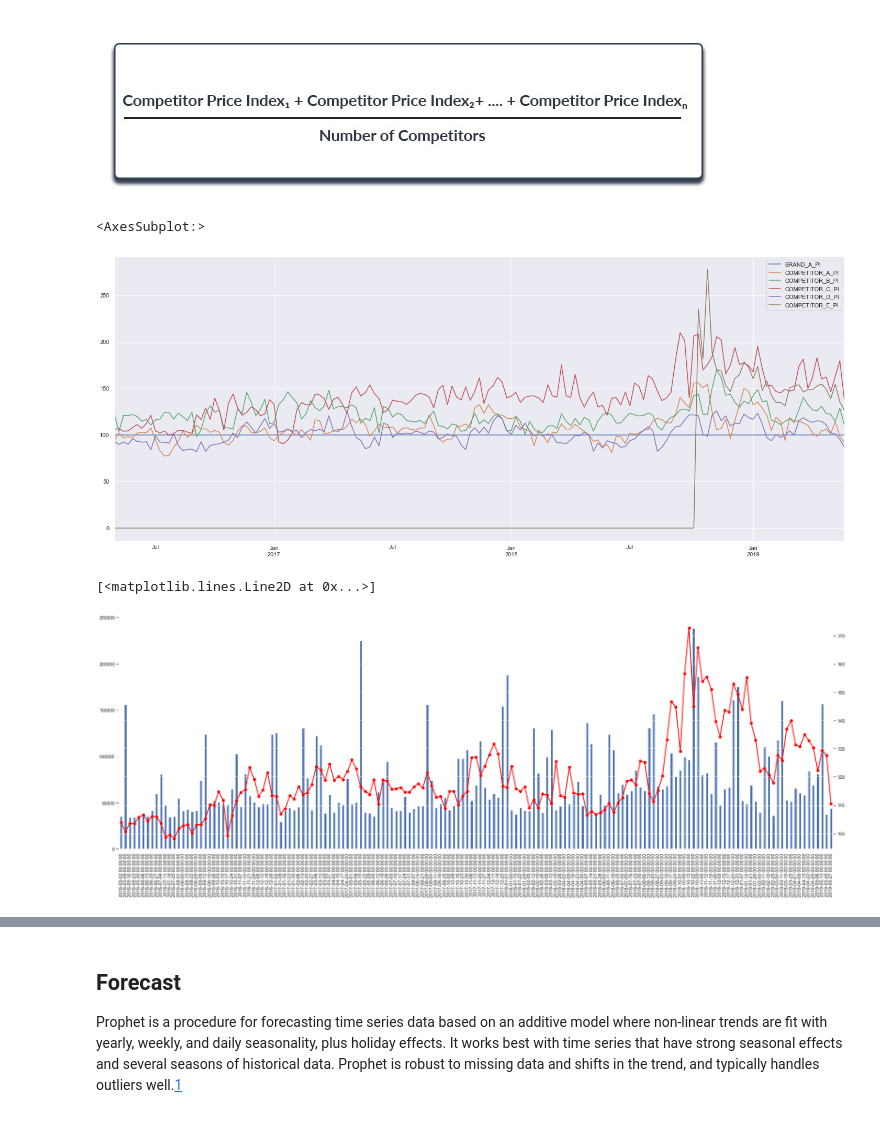
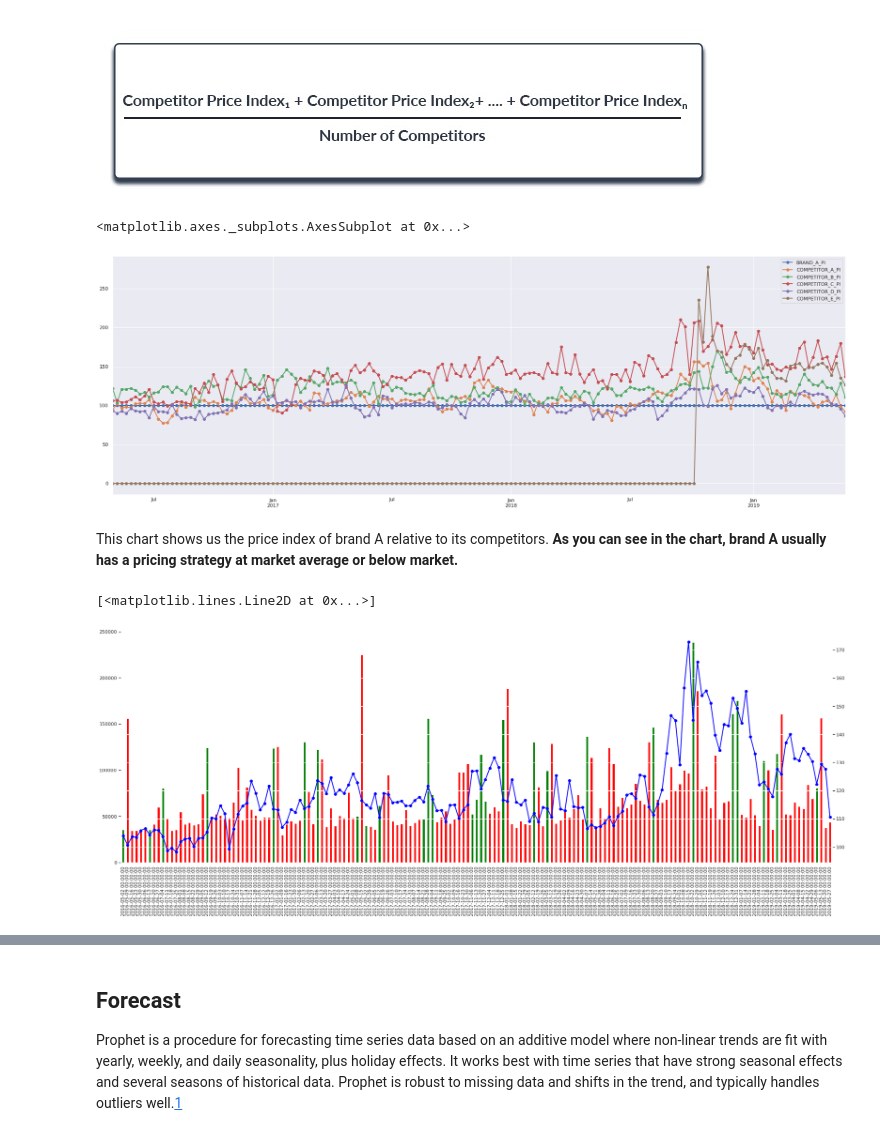
Before and after one commit to hakanatesli/Marketing-Analytics, a Jupyter notebook: DDLCaseStudy.ipynb, the cells around one changed output, grey strips where cells are left out. Saved outputs shown, nothing was run; the diff lists cells and outputs as text; code cells hidden in the pictures.

```diff
--- a/DDLCaseStudy.ipynb
+++ b/DDLCaseStudy.ipynb
@@ -27,9 +28,5 @@ from fbprophet import Prophet
 # %% [markdown]
 ## Data Processing
-# %%
-#SETTINGS
-warnings.filterwarnings("ignore")
-sns.set(rc={'figure.figsize':(15,15)})
 # %%
 #READ DATA
 sample_data = pd.read_excel('SAMPLE_DATA.xlsx', header = 1)
@@ -212,6 +226,5 @@ plot_partial_dependence(gbr_1, X_train, [(26, 30), (26, 31), (26, 32), (26, 33),
 # %%
-sns.set(rc={'figure.figsize':(15,10)})
-
-plot_partial_dependence(gbr_1, X_train, [(27, 30), (27, 31), (27, 32), (27, 33), (27, 34)])
+sns.set(rc={'figure.figsize':(5,5)})
+plot_partial_dependence(gbr_1, X_train, [(26, 27)])
 # %% [output]
 <sklearn.inspection._plot.partial_dependence.PartialDependenceDisplay at 0x...>
@@ -239,0 +246,3 @@ plot_partial_dependence(gbr_1, X_train, [13,14,15,16])
+# %%
+sns.set(rc={'figure.figsize':(15,5)})
+plot_partial_dependence(gbr_1, X_train, [35,36,37])
@@ -239,0 +252,3 @@ plot_partial_dependence(gbr_1, X_train, [13,14,15,16])
+# %%
+sns.set(rc={'figure.figsize':(10,5)})
+plot_partial_dependence(gbr_1, X_train, [(0,36),(0,8)])
@@ -345,8 +366,10 @@ prices['COMPETITOR_D_PI'] = (prices.iloc[:,4]/prices.iloc[:,0])*100
 prices['COMPETITOR_E_PI'] = (prices.iloc[:,5]/prices.iloc[:,0])*100
 prices['PI'] = PI
 # %%
-sns.set(rc={'figure.figsize':(25,10)})
-prices[['BRAND_A_PI','COMPETITOR_A_PI','COMPETITOR_B_PI','COMPETITOR_C_PI','COMPETITOR_D_PI','COMPETITOR_E_PI']].plot()
+sns.set(rc={'figure.figsize':(30,10)})
+prices[['BRAND_A_PI','COMPETITOR_A_PI','COMPETITOR_B_PI','COMPETITOR_C_PI','COMPETITOR_D_PI','COMPETITOR_E_PI']].plot(linestyle='-', marker='o', linewidth=2.0)
 # %% [output]
-<AxesSubplot:>
+<matplotlib.axes._subplots.AxesSubplot at 0x...>
-[figure, old version]
+[figure, new version]
+# %% [markdown]
+This chart shows us the price index of brand A relative to its competitors. **As you can see in the chart, brand A usually has a pricing strategy at market average or below market.**
@@ -353,13 +382,12 @@ prices[['BRAND_A_PI','COMPETITOR_A_PI','COMPETITOR_B_PI','COMPETITOR_C_PI','COMP
 # %%
 sns.set(rc={'figure.figsize':(30,10)})
-colors = {1.0:'green', 0.0:'blue'}
 fig = plt.figure()
 
-ax = prices['BRAND_A_VOLUME'].plot(kind='bar', use_index=True)
+ax = prices['BRAND_A_VOLUME'].plot(kind='bar', use_index=True,color=main_df['color'].values)
 ax.patch.set_facecolor('white')
 ax.patch.set_alpha(0.0)
 ax2 = ax.twinx()
-ax2.plot(prices['PI'].values, linestyle='-', marker='o', linewidth=2.0, color='red')
+ax2.plot(prices['PI'].values, linestyle='-', marker='o', linewidth=2.0, color='blue')
 # %% [output]
 [<matplotlib.lines.Line2D at 0x...>]
-[figure, old version]
+[figure, new version]
```
Also changed, not shown: parts of 24 cells of this notebook.
